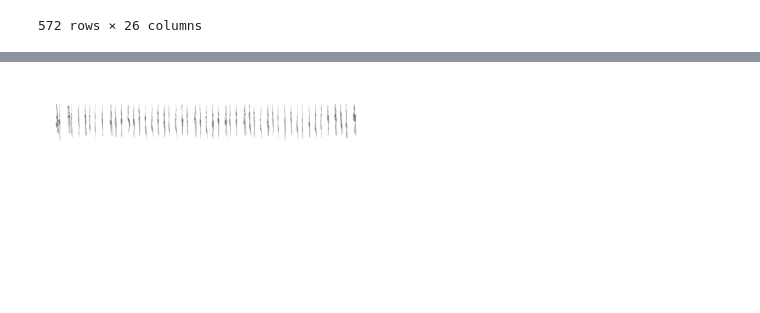
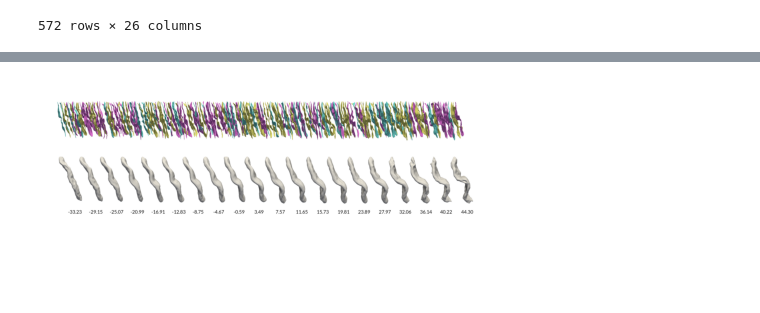
Before and after one commit to Vivikar/central-sulcus-analysis, a Jupyter notebook: shape_features/3_GeneratePlots.ipynb, the cells around one changed output, grey strips where cells are left out. Saved outputs shown, nothing was run; the diff lists cells and outputs as text; code cells hidden in the pictures.

Commit message:
add colored plots of spam+subj sulci

```diff
--- a/shape_features/3_GeneratePlots.ipynb
+++ b/shape_features/3_GeneratePlots.ipynb
@@ -44,7 +48,7 @@ for f in mesh_paths.iterdir():
 # %%
-out_path = Path('/mrhome/vladyslavz/git/central-sulcus-analysis/shape_features/meshes/n20d24_corr')
+out_path = mesh_paths
 
-for isomap_dir in out_path.iterdir():
+for isomap_dir in tqdm(out_path.iterdir(), total=24):
     if isomap_dir.is_dir():
         isomap_dir_feat = isomap_dir.name
 
@@ -154,44 +152,82 @@ good_ismoap_df.reset_index(inplace=True)
+# %%
+subj2group = {k:v for k,v in zip(via11_demo.index.values, via11_demo.group.values)}
 # %%
-TOTAL_IMGS = 50
-isomap_dim = 'isomap_11'
-x_coords = np.linspace(0, 3000, TOTAL_IMGS)
-x_coords = x_coords - x_coords[0]+ 10
+total_subj_imgs = 200
+isomap_dim = 'isomap_0'
+
+x_coords_subj = np.linspace(0, 4000, total_subj_imgs)
+x_coords_subj = x_coords_subj - x_coords_subj[0]+ 10
+
+x_coords_spam = np.linspace(0, 3000, 20)
+x_coords_spam = x_coords_spam - x_coords_spam[0]+ 10
 
 background = Image.new('RGBA', (5000, 2000), (255, 255, 255, 255))
 draw = ImageDraw.Draw(background)
 font = ImageFont.truetype("/mrhome/vladyslavz/Downloads/Lato/Lato-Regular.ttf",
                           48)
-spam_loc = 100
+subj_loc_x = 100
+spam_loc_x = 700
 
 resize_scale = 0.5
-padd = 0
+
+padd_subj = 0
+padd_spam = 50
 
 sorted_indexes_array = good_ismoap_df.sort_values(by=isomap_dim, ascending=True).index.values
-spaced_idxs = np.round(np.linspace(0, len(sorted_indexes_array) - 1, TOTAL_IMGS)).astype(int)
+spaced_idxs = np.round(np.linspace(0, len(sorted_indexes_array) - 1, total_subj_imgs)).astype(int)
 
+# paste subject images
 for idx, i in enumerate(spaced_idxs):
+    r = [1, 1, 1]
     # print(sorted_indexes_array[i])
     subject = good_ismoap_df.iloc[sorted_indexes_array[i]].subject.strip('_')
     side = good_ismoap_df.iloc[sorted_indexes_array[i]].side
     side = 'left' if side == 'l' else 'right'
     img = Image.open(asmp/f'imgs/{subject}_{side}.png')
 
     bbox = img.getbbox()
     spam_img = img.crop(bbox)
     spam_img = img.resize((int(spam_img.size[0]*resize_scale),
                                 int(spam_img.size[1]*resize_scale)))
-    background.paste(spam_img, (int(x_coords[idx]) + padd*i, spam_loc), spam_img)
+    r[int(subj2group[subject])- 1] = 0.5
+    spam_img_r, spam_img_g, spam_img_b, spam_img_a = spam_img.split()
+    spam_img_col = Image.merge('RGBA', (spam_img_r.point(lambda x: x*r[0]),
+                                        spam_img_g.point(lambda x: x*r[1]),
+                                        spam_img_b.point(lambda x: x*r[2]),
+                                        spam_img_a))
+
+    background.paste(spam_img_col, (int(x_coords_subj[idx]) + padd_subj*i, subj_loc_x), spam_img)
     # break
 
-background.save('out2.png')
+sulci_imgs_path = mesh_paths/f'{isomap_dim.replace("isomap", "feature")}/imgs/spam'
+spam_imgs = [x for x in sulci_imgs_path.glob('**/*.png')]
+for i,s in enumerate(spam_imgs):
+            spam_img = Image.open(s, 'r')
+            bbox = spam_img.getbbox()
+            spam_img = spam_img.crop(bbox)
+            spam_img = spam_img.resize((int(spam_img.size[0]*resize_scale),
+                                        int(spam_img.size[1]*resize_scale)))
+
+            background.paste(spam_img, (int(x_coords_spam[i]) + padd_spam*i + 100,
+                                        spam_loc_x),
+                             spam_img)
+
+            isomap_val = '{:.2f}'.format(float(s.name.split('_')[1][:-4]))
+            spam_img_h, spam_img_w = spam_img.size
+            draw.text((x_coords_spam[i]+spam_img_w/2-180 + padd_spam*i + 150,
+                    spam_loc_x + 175+350),
+                    str(isomap_val),(0,0,0, 255),
+                    font=font)
+
+background.save('out3.png')
 # plot
-background_img = plt.imread('out2.png')
+background_img = plt.imread('out3.png')
 plt.imshow(background_img)
 # plt.axes().set_aspect('equal')
 plt.axis('off')
 plt.show()
 # %% [output]
-[figure, old version]
+[figure, new version]
 # %%
 spam_mpath = Path('/mrhome/vladyslavz/git/central-sulcus-analysis/shape_features/meshes/all_subj_meshes_reg')
 spam_mpaths = spam_mpath.glob('*.ply')
```
Also changed, not shown: parts of 12 cells of this notebook, 1 other file.
